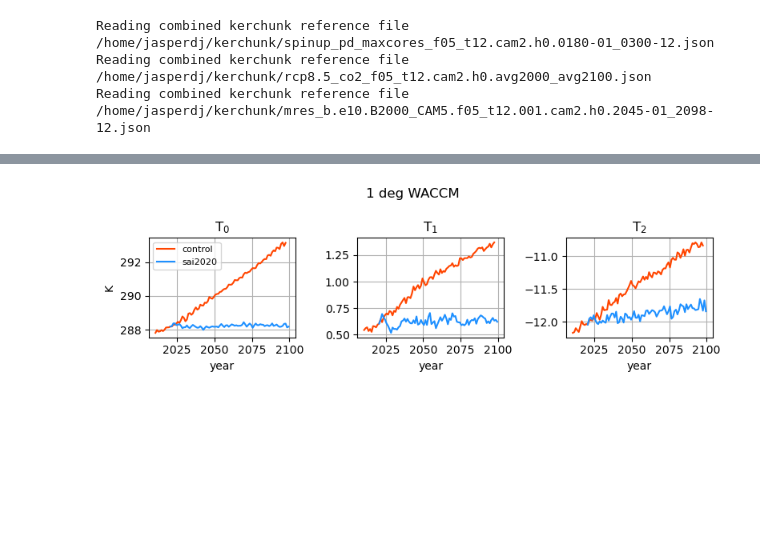
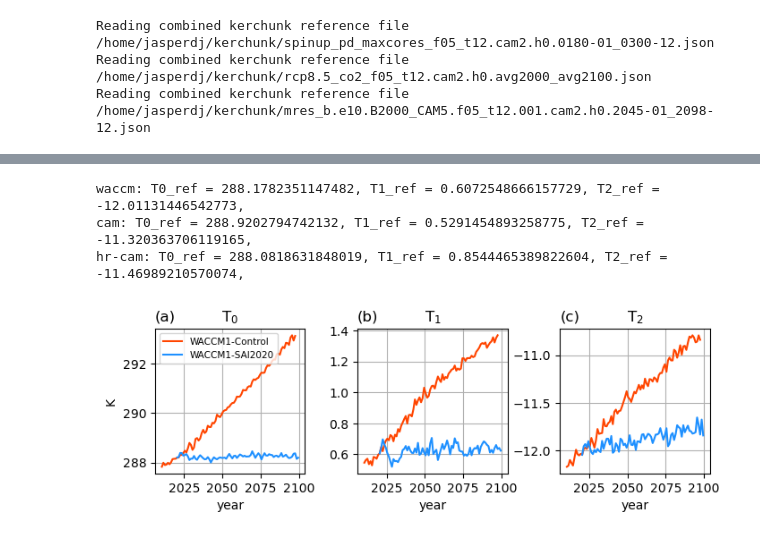
Before and after one commit to JdeJong96/CESM-CAM_SAI, a Jupyter notebook: results/CESM1.0.4results.ipynb, the cells around one changed output, grey strips where cells are left out. Cells and saved outputs as stored; diff of their text form; code cells hidden in the pictures; blank space fills up the shorter version.

Commit message:
create updated figures

```diff
--- a/results/CESM1.0.4results.ipynb
+++ b/results/CESM1.0.4results.ipynb
@@ -107,6 +109,9 @@ lresWACCM = {
 
 # preprocess control data
 lresWACCM['control'] = lresWACCM['control'].isel(time=slice(0,-7))
+for exp,data in lresWACCM.items():
+    data = data.rename_dims({'bnds':'nbnd'})
+    lresWACCM[exp] = data.assign_coords({'time':('time',data.time_bnds.mean('nbnd').data, data.time.attrs)})
 # %%
 # Read in low resolution (1 deg) CAM data
 lresCAM = {
@@ -121,6 +126,7 @@ lresCAM = {
 # preprocess spinup data
 newtime = [cftime.DatetimeNoLeap(t.year+1800, t.month, t.day) for t in lresCAM['spinup'].time.data]
 lresCAM['spinup'] = lresCAM['spinup'].assign_coords({'time':('time',newtime,lresCAM['spinup'].time.attrs)})
+lresCAM = {k:v.assign_coords(time=('time',(v.time-timedelta(days=15)).data,v.time.attrs)) for k,v in lresCAM.items()}
 # %% [output]
 Reading combined kerchunk reference file /home/jasperdj/kerchunk/spinup_pd_maxcores_f09_g16.cam2.h0.0001-01_0300-12.json
 Reading combined kerchunk reference file /home/jasperdj/kerchunk/lres_b.e10.B2000_CAM5.f09_g16.feedforward.001.cam2.h0.2000-01_2076-12.json
@@ -139,16 +145,11 @@ mresCAM = {
 # preprocess spinup data
 newtime = [cftime.DatetimeNoLeap(t.year+1800, t.month, t.day) for t in mresCAM['spinup'].time.data]
 mresCAM['spinup'] = mresCAM['spinup'].assign_coords({'time':('time',newtime,mresCAM['spinup'].time.attrs)})
+mresCAM = {k:v.assign_coords(time=('time',(v.time-timedelta(days=15)).data,v.time.attrs)) for k,v in mresCAM.items()}
 # %% [output]
 Reading combined kerchunk reference file /home/jasperdj/kerchunk/spinup_pd_maxcores_f05_t12.cam2.h0.0180-01_0300-12.json
 Reading combined kerchunk reference file /home/jasperdj/kerchunk/rcp8.5_co2_f05_t12.cam2.h0.avg2000_avg2100.json
 Reading combined kerchunk reference file /home/jasperdj/kerchunk/mres_b.e10.B2000_CAM5.f05_t12.001.cam2.h0.2045-01_2098-12.json
-# %%
-for model in [lresWACCM, lresCAM, mresCAM]:
-    for exp,data in model.items():
-        print(model, exp, data.time.data[:2], '...', data.time.data[-2:])
-        model[exp] = model.assign_coords({'time':('time',data.time_bnds.mean('nbnd').data,data.time.attrs))
-        print(model, exp, data.time.data[:2], '...', data.time.data[-2:])
 # %%
 %%time
 # Calculate annual mean T0, T1 and T2
@@ -174,42 +178,43 @@ for exp in mresCAM:
 # %%
 # Target objectives
 
-# original values for T0 used as target temperatures in simulations:
-# CAM: 288.93796 K (f09_g16 grid)
-# HR-CAM: 288.09713 K (f05_t12 grid)
 Tref = {
-    'waccm': T0_T1_T2(lresWACCM['control'].sel(time=slice('2015','2024'))), # WACCM: control 10 years centered at 2020
-    'cam': T0_T1_T2(lresCAM['spinup'].sel(time=slice('1990','2009'))),      # CAM: spinup 20 years centered at 2000
-    'hr-cam': T0_T1_T2(mresCAM['spinup'].sel(time=slice('1990','2009'))),
+    'waccm': T0_T1_T2(lresWACCM['control'].sel(time=slice('2015','2024')).mean('time')), # WACCM: control 10 years centered at 2020
+    'cam': T0_T1_T2(lresCAM['spinup'].sel(time=slice('1990','2009')).mean('time')),      # CAM: spinup 20 years centered at 2000
+    'hr-cam': T0_T1_T2(mresCAM['spinup'].sel(time=slice('1990','2009')).mean('time')),
 }
 for mod in Tref:
     print(mod, end=': ')
     for Ti in Tref[mod]:
         print(f'{Ti}_ref = {Tref[mod][Ti].item()}', end=', ')
     print('')
+# %% [output]
+waccm: T0_ref = 288.1782351147482, T1_ref = 0.6072548666157729, T2_ref = -12.01131446542773,
+cam: T0_ref = 288.9202794742132, T1_ref = 0.5291454893258775, T2_ref = -11.320363706119165,
+hr-cam: T0_ref = 288.0818631848019, T1_ref = 0.8544465389822604, T2_ref = -11.46989210570074,
 # %%
 cols = ['orangered','dodgerblue']
 labels = ['WACCM1-Control','WACCM1-SAI2020']
-fig, ax = plt.subplots(1,3, figsize=(8,2.5), sharex=True)
+fig, ax = plt.subplots(1,3, figsize=(8,2.1), sharex=True)
 
 for e,exp in enumerate(T_lresWACCM):
     (T_lresWACCM[exp]['T0']).plot(ax=ax[0], label=labels[e], c=cols[e])
 
 for e,exp in enumerate(T_lresWACCM):
     (T_lresWACCM[exp]['T1']).plot(ax=ax[1], label=labels[e], c=cols[e])
 
 for e,exp in enumerate(T_lresWACCM):
     (T_lresWACCM[exp]['T2']).plot(ax=ax[2], label=labels[e], c=cols[e])
 
 ax[0].set_title(r'T$_0$'); ax[0].set_title('(a)', loc='left')
 ax[1].set_title(r'T$_1$'); ax[1].set_title('(b)', loc='left')
 ax[2].set_title(r'T$_2$'); ax[2].set_title('(c)', loc='left')
 ax[0].set_ylabel('K')
-ax[0].legend(prop={'size':6})
+ax[0].legend(prop={'size':7.5})
 for axi in ax:
     axi.grid()
     axi.set_xlabel('year')
-fig.suptitle('1 deg WACCM')
-#fig.savefig('figures/cesm1-waccm.T0_T1_T2.pdf', bbox_inches='tight')
+plt.subplots_adjust(wspace=0.35)
+fig.savefig('figures/cesm1-waccm.T0_T1_T2.abs.pdf', bbox_inches='tight')
 # %% [output]
-[figure, old version]
+[figure, new version]
```
Also changed, not shown: parts of 13 cells of this notebook, 16 other files.
